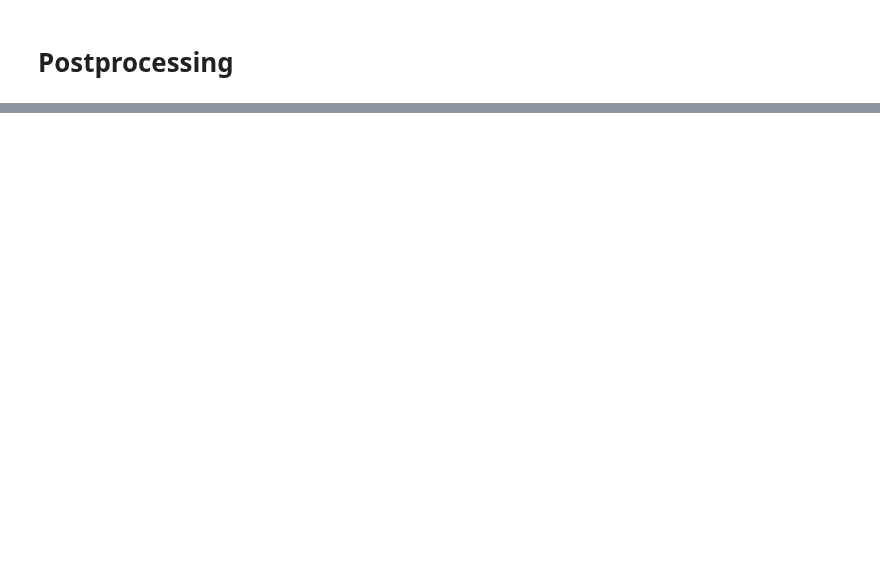
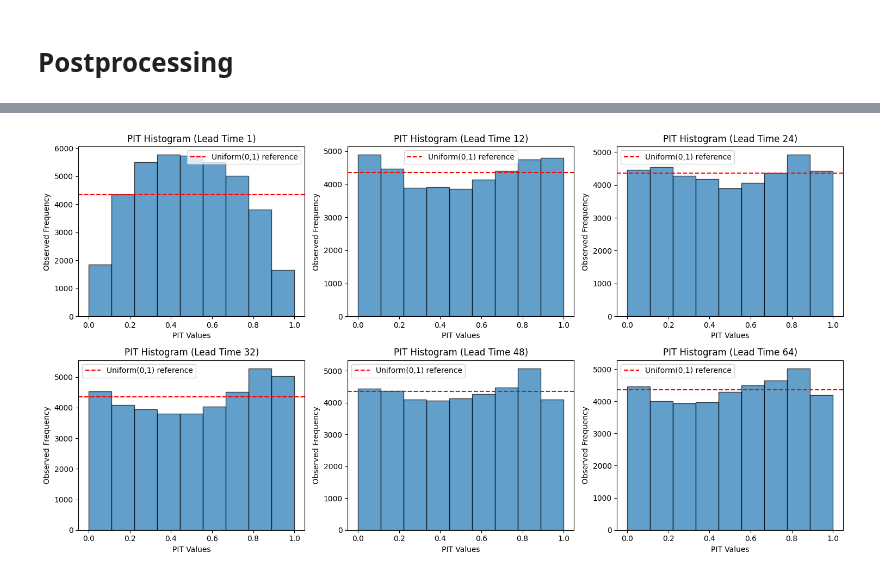
Before and after one commit to LouisSko/master-thesis, a Jupyter notebook: notebook.ipynb, the cells around one changed output, grey strips where cells are left out. Drawn from its saved outputs; the diff is of its cells as text; code cells hidden in the pictures; blank space fills up the shorter version.

```diff
--- a/notebook.ipynb
+++ b/notebook.ipynb
@@ -364,0 +231,4 @@ predictions_benchmark_nn.results[64].get_random_plot()
+# %%
+predictions_raw.get_pit_histogram(lead_times=[1, 12, 24, 32, 48, 64])
+# %% [output]
+[figure, added]
```
Also changed, not shown: parts of 87 cells of this notebook.
